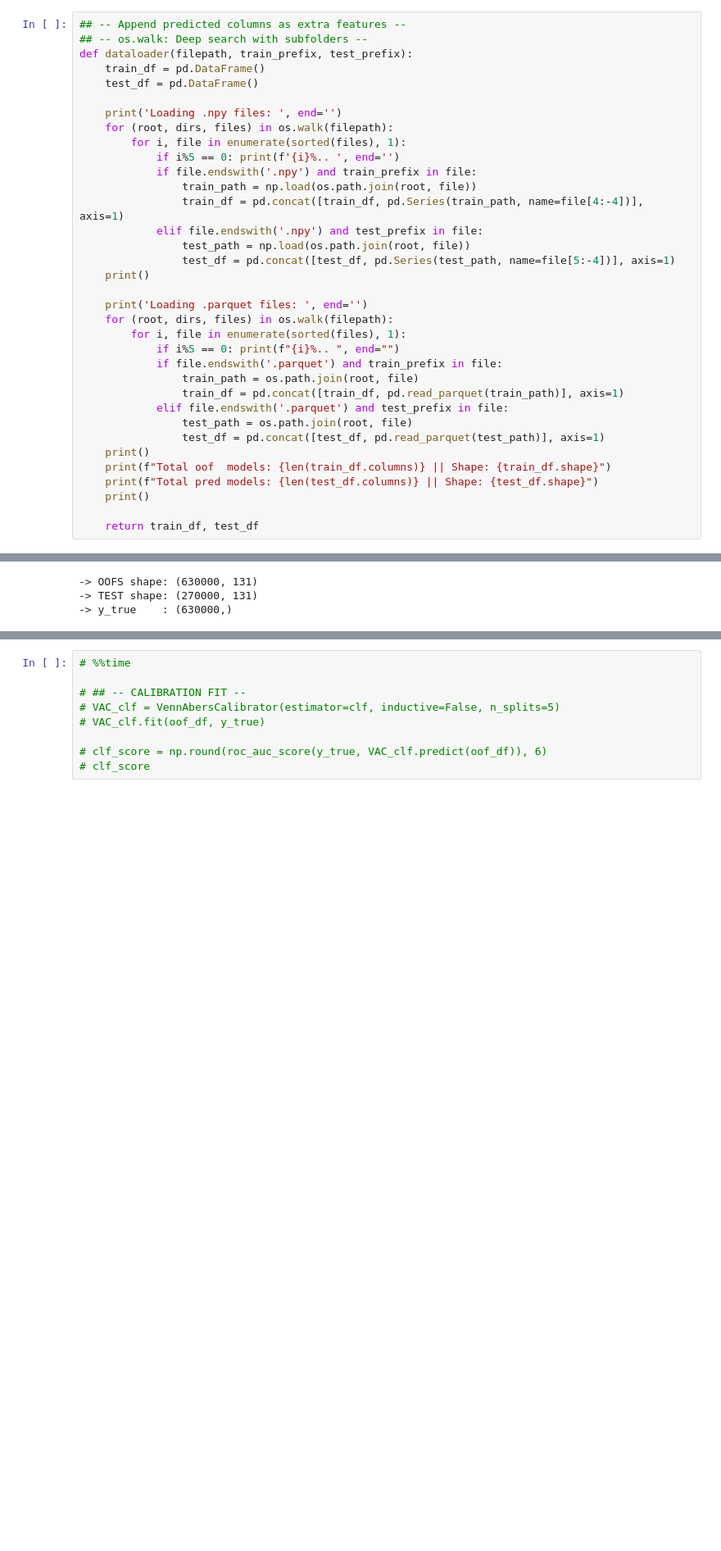
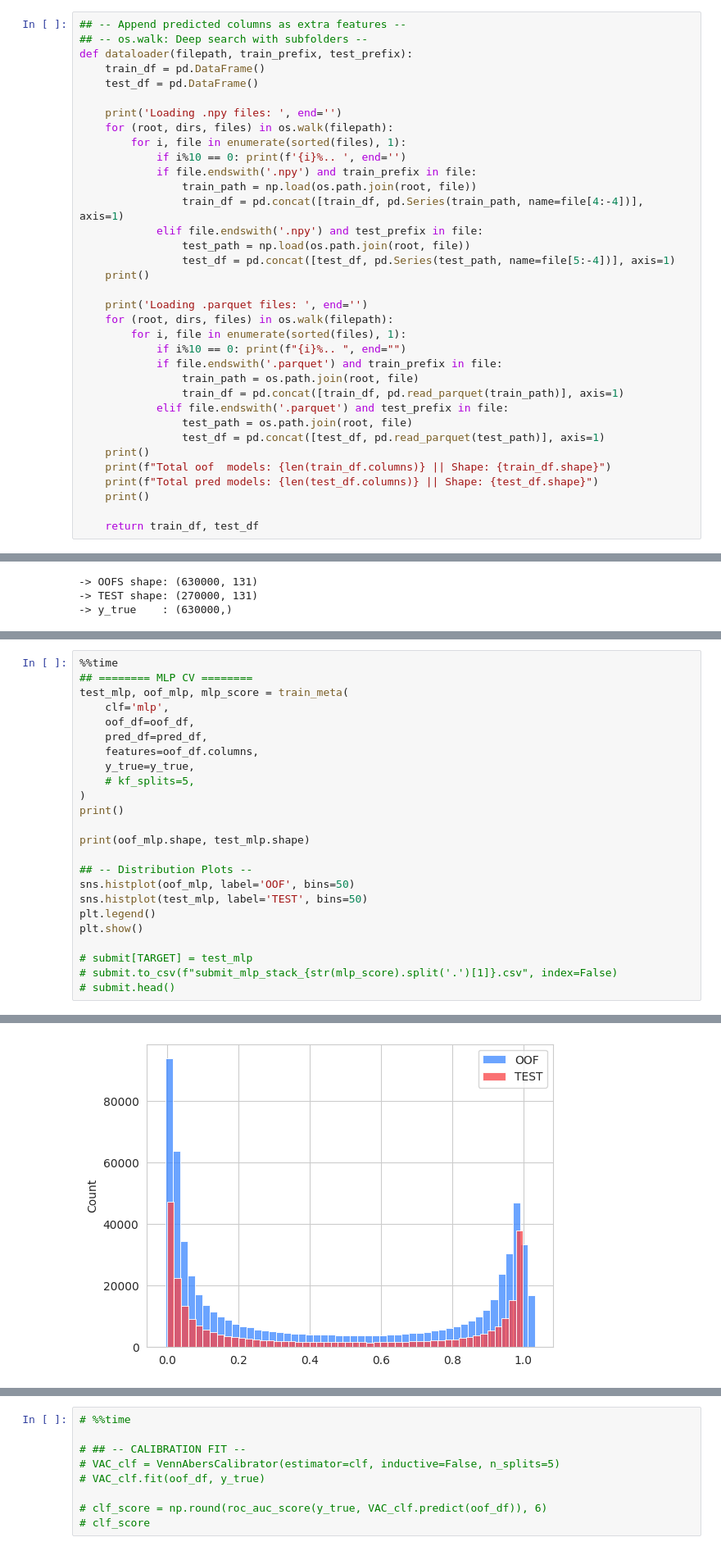
Before and after one commit to coded-sly/ps6e2-Heart-Disease, a Jupyter notebook: ps6e2-ensemble-heart-disease.ipynb, the cells around one changed output, grey strips where cells are left out. Shown at 82% size. Cells and saved outputs as stored; diff of their text form; blank space fills up the shorter version.

```diff
--- a/ps6e2-ensemble-heart-disease.ipynb
+++ b/ps6e2-ensemble-heart-disease.ipynb
@@ -91,7 +91,7 @@ def dataloader(filepath, train_prefix, test_prefix):
     print('Loading .npy files: ', end='')
     for (root, dirs, files) in os.walk(filepath):
         for i, file in enumerate(sorted(files), 1):
-            if i%5 == 0: print(f'{i}%.. ', end='')
+            if i%10 == 0: print(f'{i}%.. ', end='')
             if file.endswith('.npy') and train_prefix in file:
                 train_path = np.load(os.path.join(root, file))
                 train_df = pd.concat([train_df, pd.Series(train_path, name=file[4:-4])], axis=1)
@@ -103,7 +103,7 @@ def dataloader(filepath, train_prefix, test_prefix):
     print('Loading .parquet files: ', end='')
     for (root, dirs, files) in os.walk(filepath):
         for i, file in enumerate(sorted(files), 1):
-            if i%5 == 0: print(f"{i}%.. ", end="")
+            if i%10 == 0: print(f"{i}%.. ", end="")
             if file.endswith('.parquet') and train_prefix in file:
                 train_path = os.path.join(root, file)
                 train_df = pd.concat([train_df, pd.read_parquet(train_path)], axis=1)
@@ -355,0 +393,25 @@ def train_meta(oof_df, pred_df, features, y_true, clf='ridge', kf_splits=5, n_cv
+# %%
+%%time
+## ======== MLP CV ========
+test_mlp, oof_mlp, mlp_score = train_meta(
+    clf='mlp',
+    oof_df=oof_df,
+    pred_df=pred_df,
+    features=oof_df.columns,
+    y_true=y_true,
+    # kf_splits=5,
+)
+print()
+
+print(oof_mlp.shape, test_mlp.shape)
+
+## -- Distribution Plots --
+sns.histplot(oof_mlp, label='OOF', bins=50)
+sns.histplot(test_mlp, label='TEST', bins=50)
+plt.legend()
+plt.show()
+
+# submit[TARGET] = test_mlp
+# submit.to_csv(f"submit_mlp_stack_{str(mlp_score).split('.')[1]}.csv", index=False)
+# submit.head()
+# %% [output]
@@ -355,0 +435 @@ def train_meta(oof_df, pred_df, features, y_true, clf='ridge', kf_splits=5, n_cv
+[figure, added]
```
Also changed, not shown: parts of 44 cells of this notebook.
